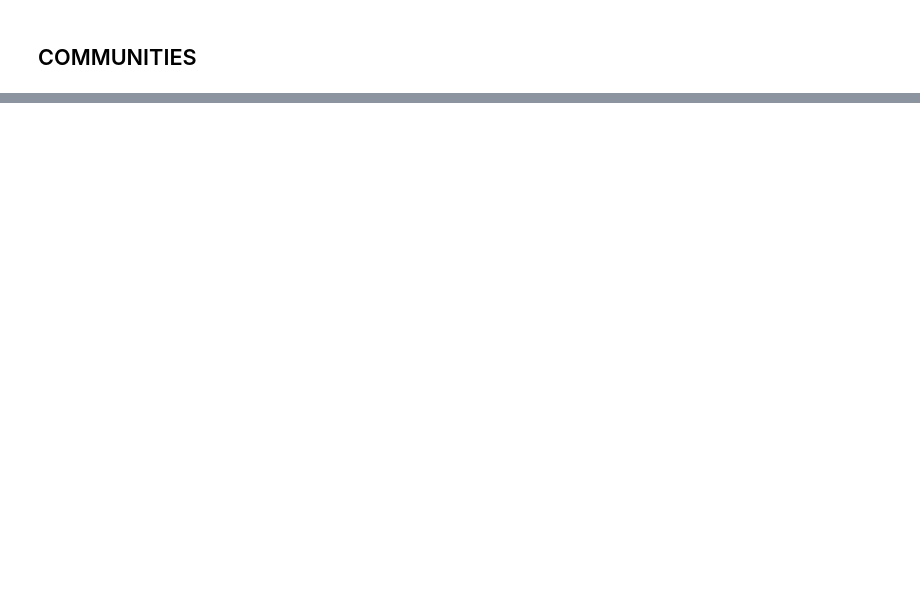
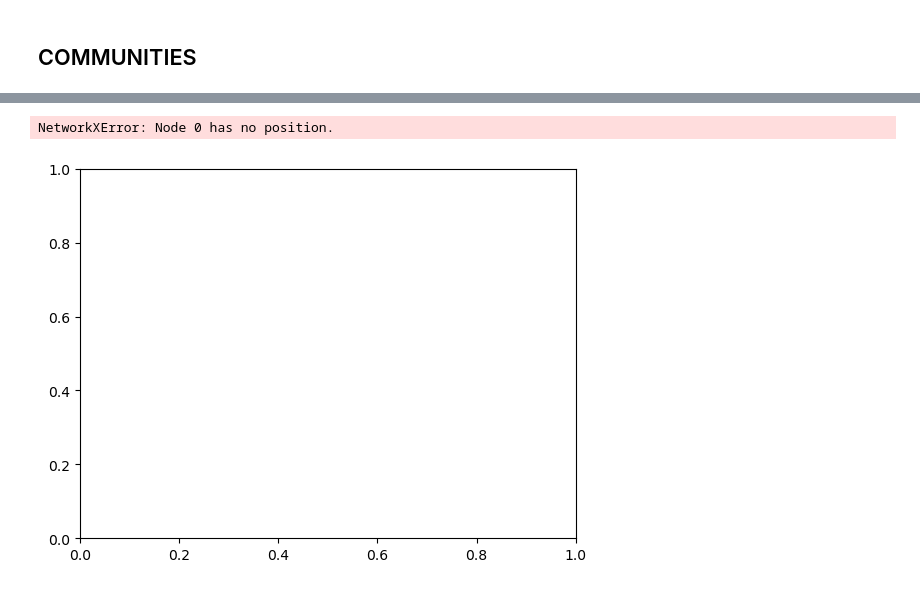
Before and after one commit to jakwisn/DTU-Social-Graphs-And-Interactions, a Jupyter notebook: communities.ipynb, the cells around one changed output, grey strips where cells are left out. Drawn from its saved outputs; the diff is of its cells as text; code cells hidden in the pictures; blank space fills up the shorter version.

```diff
--- a/communities.ipynb
+++ b/communities.ipynb
@@ -297,0 +257,36 @@ Looking into how music history was shaped Extracting dates and locations from th
+# %%
+import matplotlib.pyplot as plt
+import networkx as nx
+import numpy as np
+
+# Załóżmy, że graf G jest już załadowany i społeczności są wykryte
+# G = ...
+
+# Rysowanie grafu
+pos = nx.spring_layout(G)  # Pozycja wierzchołków, np. przy użyciu algorytmu Fruchterman-Reingold
+
+# Przypisanie kolorów dla różnych społeczności i rysowanie wierzchołków
+for i, community in enumerate(communities):
+    nx.draw_networkx_nodes(G, pos, nodelist=community, node_color=[plt.cm.jet(i / len(communities))])
+
+# Rysowanie krawędzi z przeźroczystością
+nx.draw_networkx_edges(G, pos, alpha=0.1, style='dashed')
+
+# Obliczanie środka ciężkości klastrów i rysowanie okręgów
+for community in communities:
+    # Oblicz środek ciężkości dla klastra
+    centroid = np.mean([pos[node] for node in community], axis=0)
+    radius = np.max([np.linalg.norm(np.array(pos[node]) - centroid) for node in community])  # Promień to odległość od najbardziej oddalonego wierzchołka
+
+    # Rysuj okrąg wokół klastra
+    circle = plt.Circle(centroid, radius, fill=False, color='black', linestyle='dashed', linewidth=1.5)
+    plt.gca().add_patch(circle)
+
+# Rysowanie etykiet wierzchołków (opcjonalnie)
+# nx.draw_networkx_labels(G, pos)
+
+plt.axis('off')
+plt.show()
+# %% [output]
+NetworkXError: Node 0 has no position.
+[figure, added]
```
Also changed, not shown: parts of 43 cells of this notebook, 9 other files.
